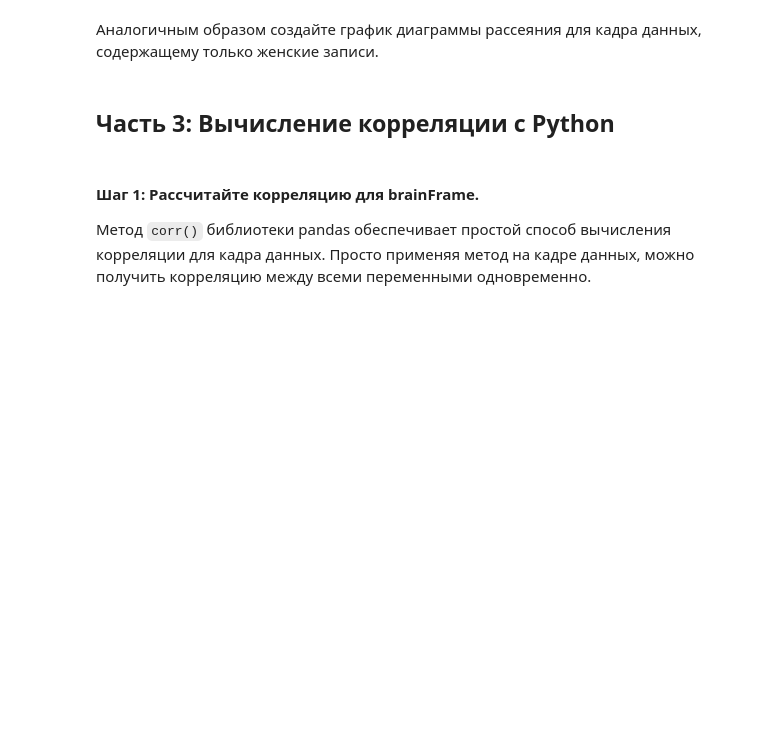
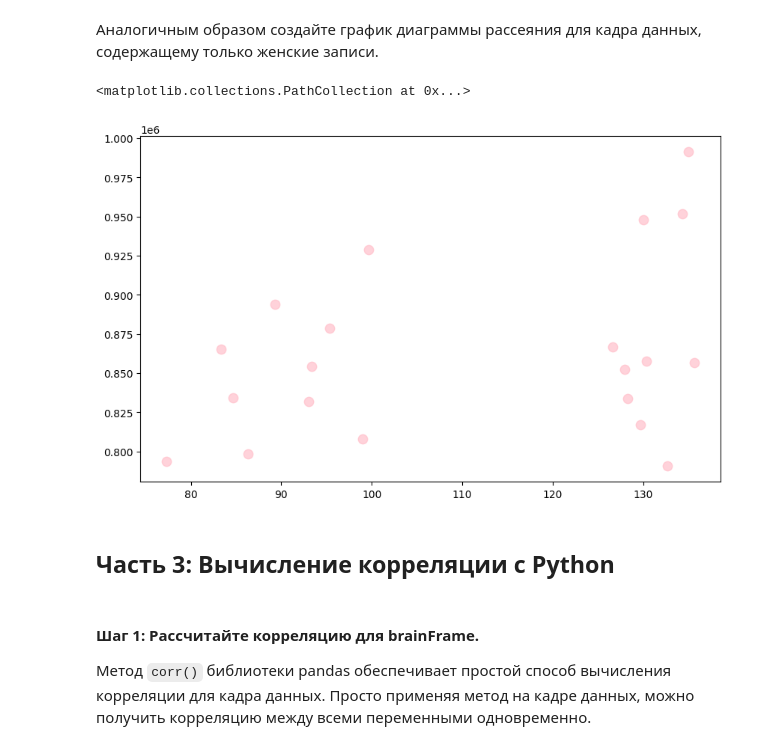
Before and after one commit to AKlimovUrfu/lab2, a Jupyter notebook: correlation.ipynb, the cells around one changed output. Drawn from its saved outputs; the diff is of its cells as text; code cells hidden in the pictures; blank space fills up the shorter version.

```diff
--- a/correlation.ipynb
+++ b/correlation.ipynb
@@ -99,11 +141,15 @@ plt.show()
 # %%
 # Ячейка для кода № 7
 # Постройка графика диаграммы рассеяния для кадра данных с женскими записями
-womenMeanSmarts = ???
-plt.scatter(???)
+womenMeanSmarts = womenDf[["PIQ", "FSIQ", "VIQ"]].mean(axis=1)
+plt.figure(figsize=(10, 6))
+plt.scatter(womenMeanSmarts, womenDf["MRI_Count"], alpha=0.7, color='pink', s=80)
 
 #
 #
+# %% [output]
+<matplotlib.collections.PathCollection at 0x...>
+[figure, added]
 # %% [markdown]
 ## Часть 3: Вычисление корреляции с Python
 # %% [markdown]
```
Also changed, not shown: parts of 24 cells of this notebook, 1 other file.
